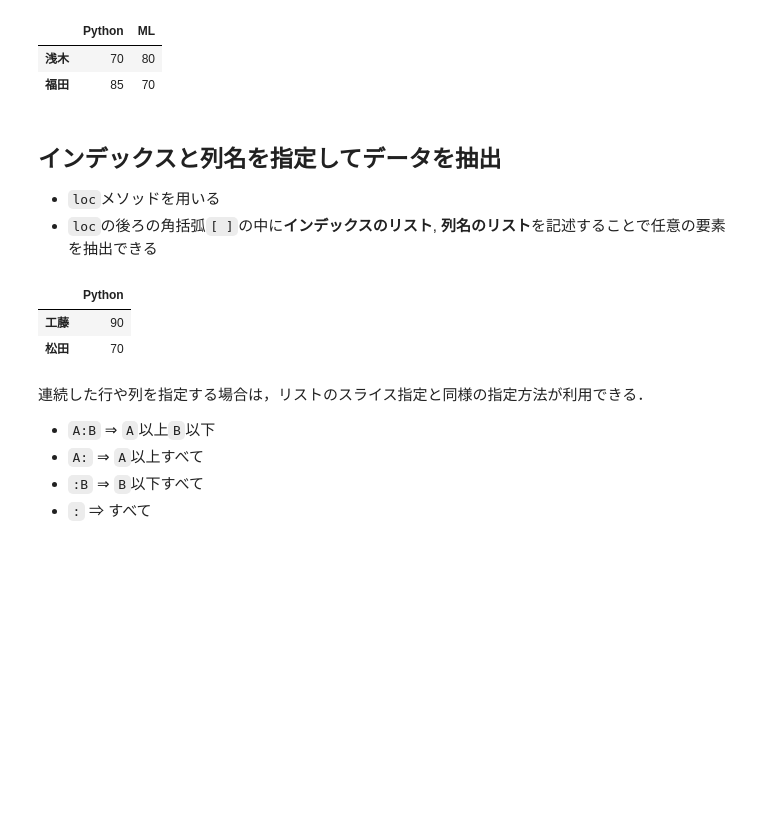
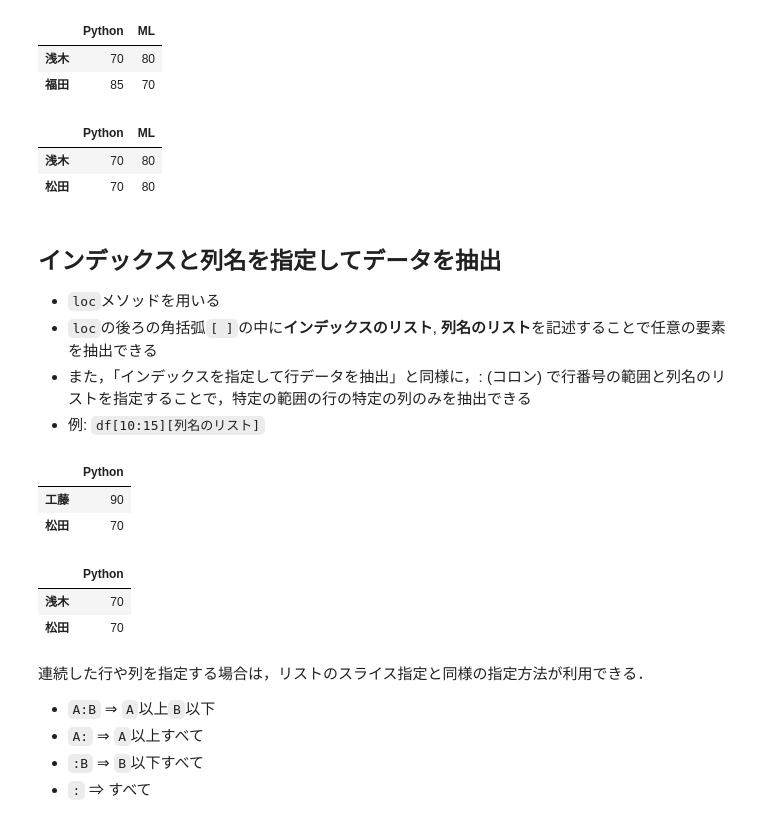
Before and after one commit to yoshida-nu/lec_datascience, a Jupyter notebook: doc/datascience_notebook_se_df.ipynb, the cells around one changed output. Saved outputs shown, nothing was run; the diff lists cells and outputs as text; code cells hidden in the pictures; blank space fills up the shorter version.

```diff
--- a/doc/datascience_notebook_se_df.ipynb
+++ b/doc/datascience_notebook_se_df.ipynb
@@ -328,10 +328,21 @@ display(score_df.loc[['浅木', '福田']]) #浅木と福田の行を抽出
 |  | Python | ML |
 | 浅木 | 70 | 80 |
 | 福田 | 85 | 70 |
+# %%
+score_df = pd.DataFrame([[90, 70], [70, 80], [70, 80], [85, 70]],
+                        index = ['工藤', '浅木', '松田', '福田'],
+                        columns = ['Python', 'ML'])
+display(score_df[1:3]) #浅木と福田の行を抽出
+# %% [output]
+|  | Python | ML |
+| 浅木 | 70 | 80 |
+| 松田 | 70 | 80 |
 # %% [markdown]
 ## インデックスと列名を指定してデータを抽出
 *  `loc`メソッドを用いる
 *  `loc`の後ろの角括弧`[ ]`の中に**インデックスのリスト**, **列名のリスト**を記述することで任意の要素を抽出できる
+*  また，「インデックスを指定して行データを抽出」と同様に，: (コロン) で行番号の範囲と列名のリストを指定することで，特定の範囲の行の特定の列のみを抽出できる
+*  例: `df[10:15][列名のリスト]`
 # %%
 #コード2-5h
 import pandas as pd
@@ -346,6 +357,18 @@ display(score_df.loc[['工藤', '松田'], ['Python']])
 |  | Python |
 | 工藤 | 90 |
 | 松田 | 70 |
+# %%
+#コード2-5h
+import pandas as pd
+score_df = pd.DataFrame([[90, 70], [70, 80], [70, 80], [85, 70]],
+                        index = ['工藤', '浅木', '松田', '福田'],
+                        columns = ['Python', 'ML'])
+#浅木と松田の行のPython列の要素を抽出
+display(score_df[1:3][['Python']])
+# %% [output]
+|  | Python |
+| 浅木 | 70 |
+| 松田 | 70 |
 # %% [markdown]
 連続した行や列を指定する場合は，リストのスライス指定と同様の指定方法が利用できる．
 
```
Also changed, not shown: 2 other files.
